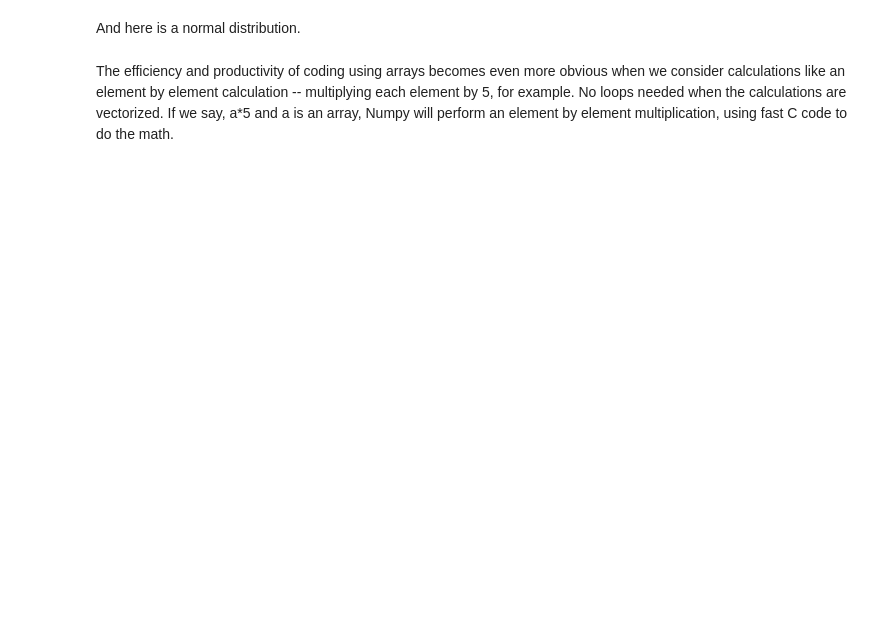
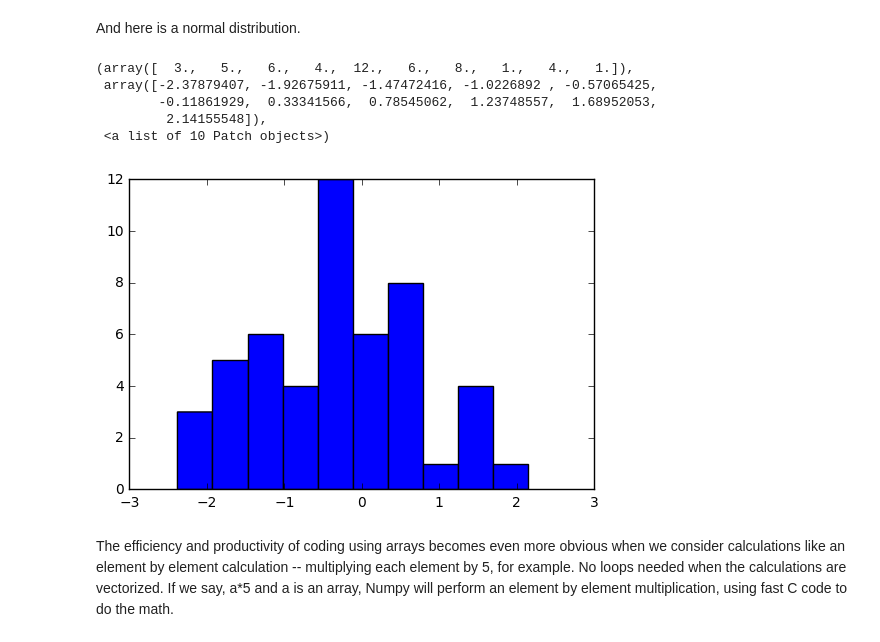
Before and after one commit to uky-transport-data-science/ce599, a Jupyter notebook: 5-Pandas Basics Part 1/From-Rows-to-Lists-Arrays-and-DataFrames.ipynb, the cells around one changed output. Cells and saved outputs as stored; diff of their text form; code cells hidden in the pictures; blank space fills up the shorter version.

```diff
--- a/5-Pandas Basics Part 1/From-Rows-to-Lists-Arrays-and-DataFrames.ipynb
+++ b/5-Pandas Basics Part 1/From-Rows-to-Lists-Arrays-and-DataFrames.ipynb
@@ -197,7 +336,14 @@ plt.hist(b)
 # %% [markdown]
 And here is a normal distribution.
 # %%
-b = np.random.randn(50)
-plt.hist(b)
+c = np.random.randn(50)
+plt.hist(c)
+# %% [output]
+(array([  3.,   5.,   6.,   4.,  12.,   6.,   8.,   1.,   4.,   1.]),
+ array([-2.37879407, -1.92675911, -1.47472416, -1.0226892 , -0.57065425,
+        -0.11861929,  0.33341566,  0.78545062,  1.23748557,  1.68952053,
+         2.14155548]),
+ <a list of 10 Patch objects>)
+[figure, added]
 # %% [markdown]
 The efficiency and productivity of coding using arrays becomes even more obvious when we consider calculations like an element by element calculation -- multiplying each element by 5, for example.  No loops needed when the calculations are vectorized.  If we say, a*5 and a is an array, Numpy will perform an element by element multiplication, using fast C code to do the math.
```
Also changed, not shown: parts of 44 cells of this notebook.
